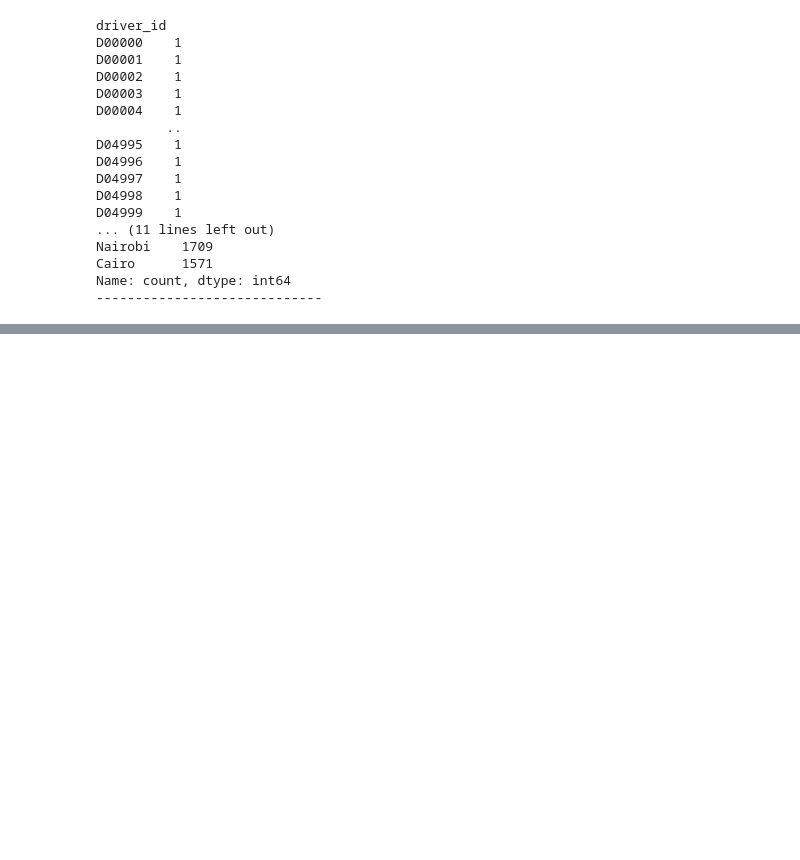
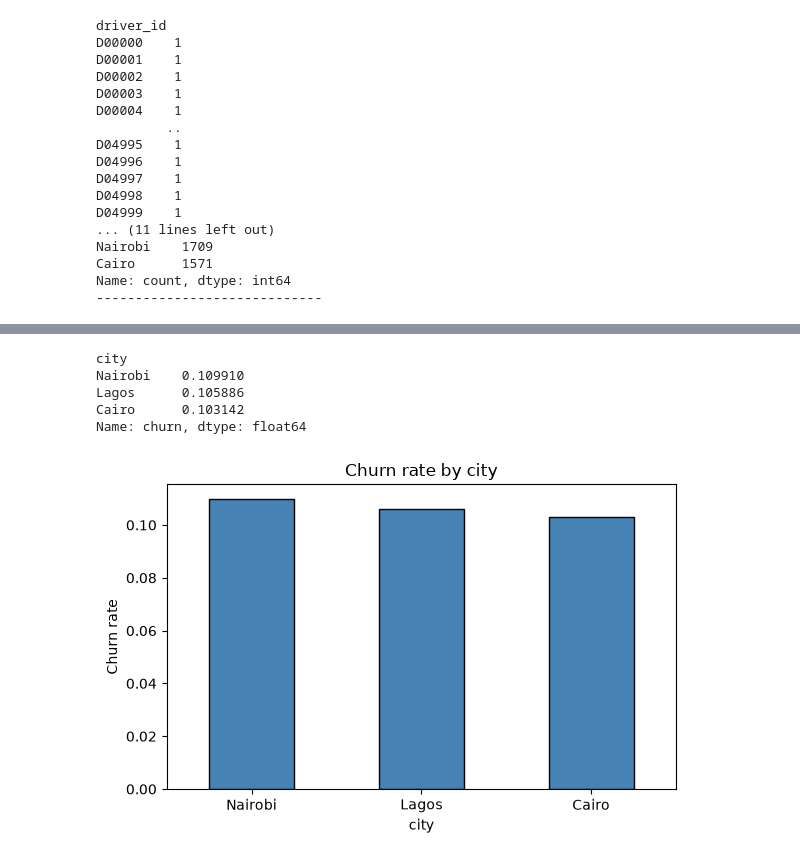
Before and after one commit to esosaomwanghe/ridewise_churnprediction, a Jupyter notebook: notebook/eda.ipynb, the cells around one changed output, grey strips where cells are left out. Saved outputs shown, nothing was run; the diff lists cells and outputs as text; code cells hidden in the pictures; blank space fills up the shorter version.

```diff
--- a/notebook/eda.ipynb
+++ b/notebook/eda.ipynb
@@ -309,0 +398,18 @@ Name: count, dtype: int64
+# %%
+# Churn by city
+churn_city = riders.groupby('city')['churn'].mean().sort_values(ascending=False)
+print(churn_city)
+
+churn_city.plot(kind='bar', figsize=(6, 4), color='steelblue', edgecolor='black')
+plt.title('Churn rate by city')
+plt.ylabel('Churn rate')
+plt.xticks(rotation=0)
+plt.tight_layout()
+plt.show()
+# %% [output]
+city
+Nairobi    0.109910
+Lagos      0.105886
+Cairo      0.103142
+Name: churn, dtype: float64
+[figure, added]
```
Also changed, not shown: parts of 17 cells of this notebook.
